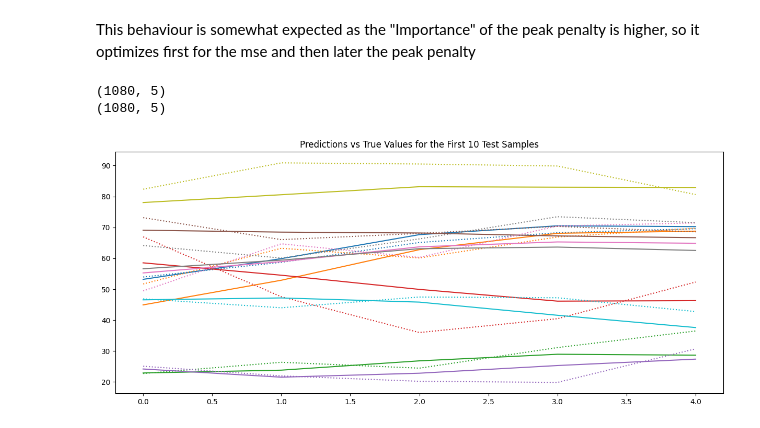
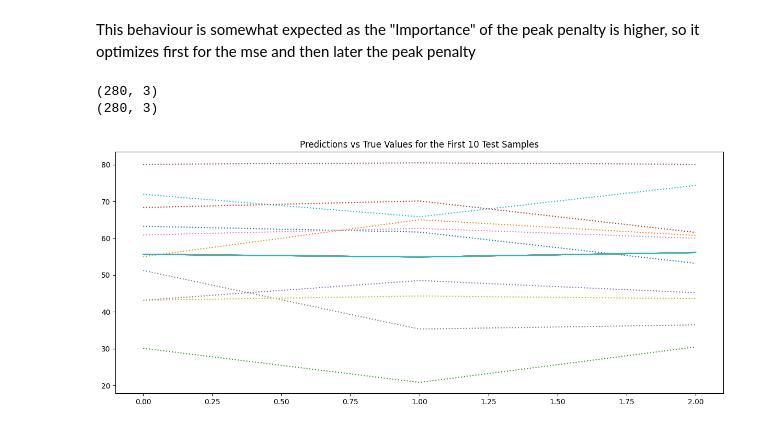
Before and after one commit to Retrospek/AlgorithmicTrading, a Jupyter notebook: backend/ArtificialIntelligence/eda.ipynb, the cells around one changed output. Cells and saved outputs as stored; diff of their text form; code cells hidden in the pictures.

```diff
--- a/backend/ArtificialIntelligence/eda.ipynb
+++ b/backend/ArtificialIntelligence/eda.ipynb
@@ -179,30 +185,23 @@ class LSTMRegression(nn.Module):
     def __init__(self, input_size, output_size):
         super(LSTMRegression, self).__init__()
 
-        self.lstm1 = nn.LSTM(input_size, 128, batch_first=True)
-        self.lstm2 = nn.LSTM(128, 256, batch_first=True)
-
-        self.attention = nn.Linear(256, 1)
-        self.softmax = nn.Softmax(dim=1)
-
-        self.dense1 = nn.Linear(256, 256)
-        self.dense2 = nn.Linear(256, 128)
-        self.dense3 = nn.Linear(128, output_size)
-
-
-        self.dropout = nn.Dropout(0.3)
+        self.lstm1 = nn.LSTM(input_size, 512, batch_first=True)
+        self.lstm2 = nn.LSTM(512, 512, batch_first=True)
+        self.lstm3 = nn.LSTM(512, 256, batch_first=True)
+        self.dense1 = nn.Linear(256, 128)
+        self.dense2 = nn.Linear(128, 64)
+        self.dense3 = nn.Linear(64, output_size)
 
         self.relu = nn.ReLU()
 
     def forward(self, x):
         out, _ = self.lstm1(x)
         out, _ = self.lstm2(out)
+        out, (h_n, c_n) = self.lstm3(out)
 
-        attention_scores = self.attention(out)
-        attention_weights = self.softmax(attention_scores)
-        context_vector = torch.sum(out * attention_weights, dim=1) # This part in particular will ""FOCUS"" on import sequential portions
+        out = out[:, -1, :]
 
-        out = self.dense1(context_vector)
+        out = self.dense1(out)
         out = self.relu(out)
 
         out = self.dense2(out)
@@ -214,12 +213,12 @@ class LSTMRegression(nn.Module):
 # %% [markdown]
 Model and specifics instantiations
 # %%
-model = LSTMRegression(input_size=7, output_size=5).to(device)
-optimizer = optim.Adam(params=model.parameters(), lr=1e-3)
+model = LSTMRegression(input_size=8, output_size=3).to(device)
+optimizer = optim.Adam(params=model.parameters(), lr=1e-4)
 
-peak_weight = torch.tensor(0.8)
+peak_weight = torch.tensor(0.3)
 customLoss = trendLoss(peak_weight)
-
+huberloss = nn.HuberLoss(delta=0.5)
 mseLoss = nn.MSELoss()
 print(model)
 # %% [output]
@@ -306,37 +300,37 @@ with torch.no_grad():
         inputs = inputs.to(device).float()
         labels = labels.to(device).float()
         outputs = model(inputs)
         test_loss = customLoss(outputs, torch.squeeze(labels))
 
         loss += test_loss
 
         predictions.append(outputs.cpu().numpy())
         true_values.append(labels.cpu().numpy())
 
 # Convert predictions and true values to numpy arrays
 predictions = np.concatenate(predictions, axis=0)
 true_values = np.squeeze(np.concatenate(true_values, axis=0))
 
 print(predictions.shape)
 print(true_values.shape)
 
-rsi_scale = scaler.scale_[6]
-rsi_mean = scaler.mean_[6]
+rsi_scale = scaler.scale_[7]
+rsi_mean = scaler.mean_[7]
 
 unscaled_predictions = (predictions * rsi_scale) + rsi_mean
 unscaled_true_values = (true_values * rsi_scale) + rsi_mean
 
 plt.figure(figsize=(15, 6))
 
 default_colors = plt.rcParams['axes.prop_cycle'].by_key()['color']
 for i, color in enumerate(default_colors):
-    plt.plot(range(5), unscaled_predictions[i], label=f"Predicted {i+1}", linestyle="-", color=color)
-    plt.plot(range(5), unscaled_true_values[i], label=f"True {i+1}", linestyle=":", color=color)
+    plt.plot(range(3), unscaled_predictions[i], label=f"Predicted {i+1}", linestyle="-", color=color)
+    plt.plot(range(3), unscaled_true_values[i], label=f"True {i+1}", linestyle=":", color=color)
 plt.title('Predictions vs True Values for the First 10 Test Samples')
 plt.show()
 
 print(f"Total Loss: {loss * rsi_scale + rsi_mean}")
 # %% [output]
-(1080, 5)
-(1080, 5)
+(280, 3)
+(280, 3)
-[figure, old version]
+[figure, new version]
```
Also changed, not shown: parts of 9 cells of this notebook, 2 other files.
